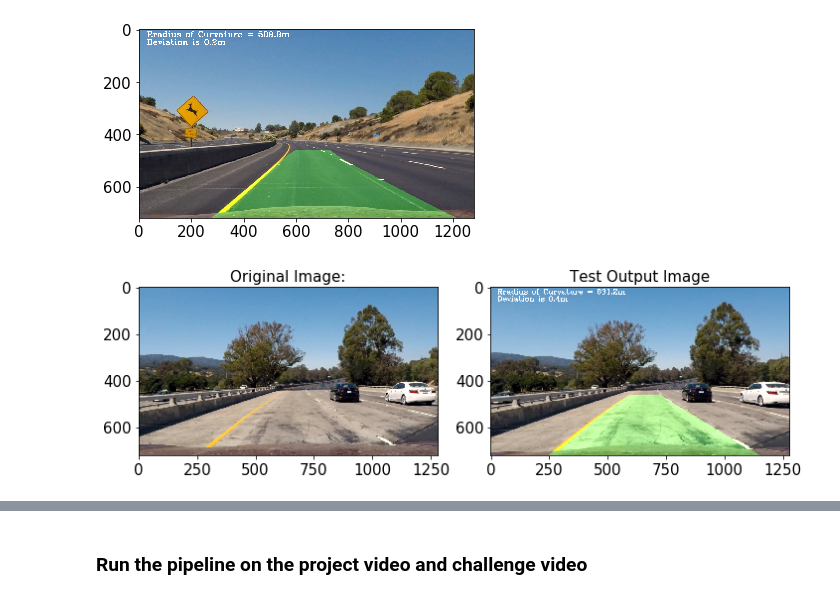
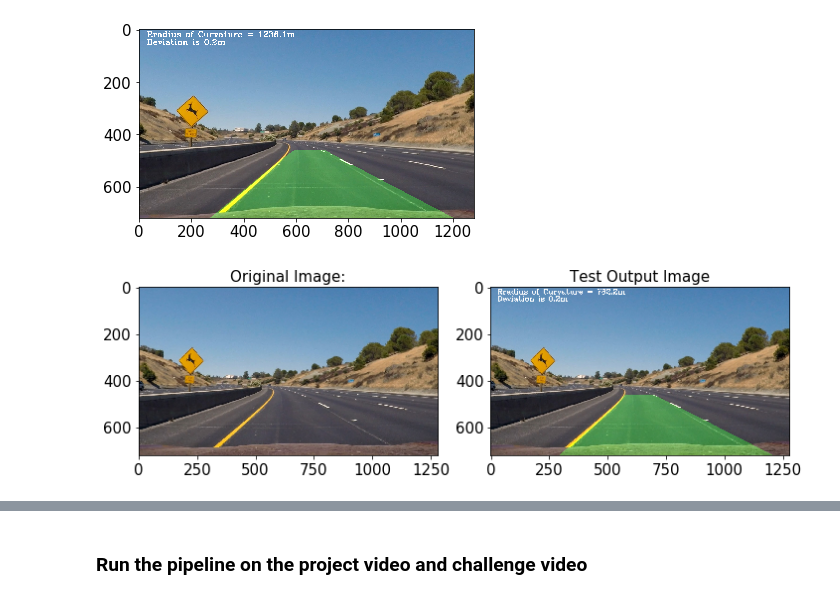
Before and after one commit to XintongHao/Self-Driving-Car-Advanced-Lane-Lines, a Jupyter notebook: Advanced-Lane-Lines.ipynb, the cells around one changed output, grey strips where cells are left out. Drawn from its saved outputs; the diff is of its cells as text; code cells hidden in the pictures.

```diff
--- a/Advanced-Lane-Lines.ipynb
+++ b/Advanced-Lane-Lines.ipynb
@@ -505,7 +558,7 @@ def search_around_poly(binary_warped):
     # HYPERPARAMETER
     # Choose the width of the margin around the previous polynomial to search
     # The quiz grader expects 100 here, but feel free to tune on your own!
-    margin = 50
+    margin = 25
 
     # Grab activated pixels
     nonzero = binary_warped.nonzero()
@@ -567,16 +620,17 @@ def search_around_poly(binary_warped):
 
 
 
-    return result, left_fitx, right_fitx, ploty, left_fit, right_fit
+#     return result, left_fitx, right_fitx, ploty, left_fit, right_fit
+    return result, left_fitx, right_fitx, ploty, left_fit, right_fit, leftx, rightx, lefty, righty
 # %%
 shaded_list = []
 
 f, axs = plt.subplots(len(images),2, figsize=(10, 20))
 axs = axs.ravel()
 i = 0
-for img in region_list:
+for img in pipeline_list:
 
-    out_img, left_fitx, right_fitx, ploty, left_fit, right_fit = search_around_poly(img)
+    out_img, left_fitx, right_fitx, ploty, left_fit, right_fit, leftx, rightx, lefty, righty = search_around_poly(img)
     shaded_list.append(out_img)
 
     axs[i].imshow(img, cmap='gray')
@@ -635,7 +687,8 @@ def measure_curvature_and_offset(image_shape, ploty, left_fit, right_fit, leftx,
     right = right_fit[0] * y_eval ** 2 + right_fit[1] * y_eval + right_fit[2]
 
     lane_center = (right + left) / 2
-    car_ceneter = image_shape[1] / 2
+#     car_ceneter = image_shape[1] / 2
+    car_ceneter = 640
 
     offset_from_center = np.abs(lane_center - car_ceneter) * xm_per_pix
 
@@ -650,8 +703,8 @@ def measure_curvature_and_offset(image_shape, ploty, left_fit, right_fit, leftx,
     right_curverad = ((1 +  (2*right_fit_cr[0]*y_eval*ym_per_pix + right_fit_cr[1])**2)**1.5) / np.absolute(2*right_fit_cr[0])  ## Implement the calculation of the right line here
     curverad = np.min([left_curverad, right_curverad])
 
-    LEFT.line_base_pos = offset_from_center
-    RIGHT.line_base_pos = offset_from_center
+#     LEFT.line_base_pos = offset_from_center
+#     RIGHT.line_base_pos = offset_from_center
     LEFT.radius_of_curvature = left_curverad
     RIGHT.radius_of_curvature = right_curverad
 
@@ -690,9 +743,5 @@ def drawing(warped, Minv, ploty, left_fitx, right_fitx, src_img):
     # Combine the result with the original image
     result = cv2.addWeighted(src_img, 1, newwarp, 0.3, 0)
 
-    out_img, left_fitx, right_fitx, ploty, left_fit, right_fit, leftx, rightx, lefty, righty = find_lane_pixels(warped)
-
-#     result = np.hstack((result, out_img))
-
     return result
 # %%
@@ -828,9 +894,9 @@ def video_pipeline(img):
 
     return out_img
 # %%
-test_img = cv2.imread('test_images/test1.jpg')
+test_img = cv2.imread('test_images/test2.jpg')
 out_img = video_pipeline(test_img)
 
 display(test_img, out_img, 'Test Output Image', 'video_test')
 # %% [output]
-[figure, old version]
+[figure, new version]
```
Also changed, not shown: parts of 24 cells of this notebook, 19 other files.
